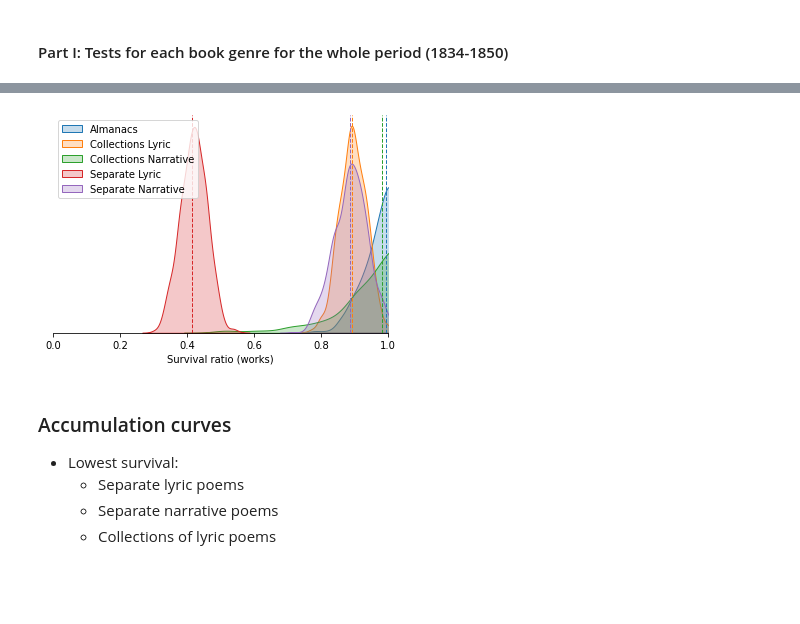
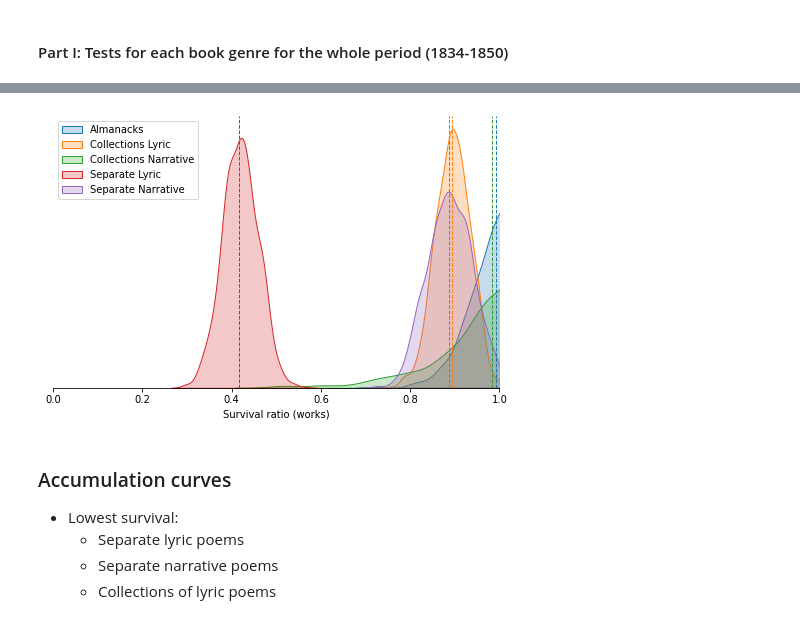
Before and after one commit to tonyamart/poetry_books, a Jupyter notebook: scr/03_copia_experiment.ipynb, the cells around one changed output, grey strips where cells are left out. Drawn from its saved outputs; the diff is of its cells as text; code cells hidden in the pictures; blank space fills up the shorter version.

Commit message:
upd scr, add plots

```diff
--- a/scr/03_copia_experiment.ipynb
+++ b/scr/03_copia_experiment.ipynb
@@ -175,13 +175,15 @@ for genre, population in estimation_dict.items():
 # %%
 surv_density_works = multi_kde(works_survival)
 surv_density_works.set_xlabel('Survival ratio (works)')
 surv_density_works.set_yticklabels([])
 surv_density_works.tick_params(axis = 'y', which = 'both', left = False)
 surv_density_works.spines['left'].set_visible(False)
 
-#plt.savefig(".../plots/02_work_surv_density.pdf")
+figure = plt.gcf()
+figure.set_size_inches(8, 5)
+plt.savefig("../plots/01_work_surv_density.jpeg", dpi = 300)
 # %% [output]
-[figure, old version]
+[figure, new version]
 # %% [markdown]
 ### Accumulation curves
 - Lowest survival:
```
Also changed, not shown: parts of 16 cells of this notebook, 34 other files.
